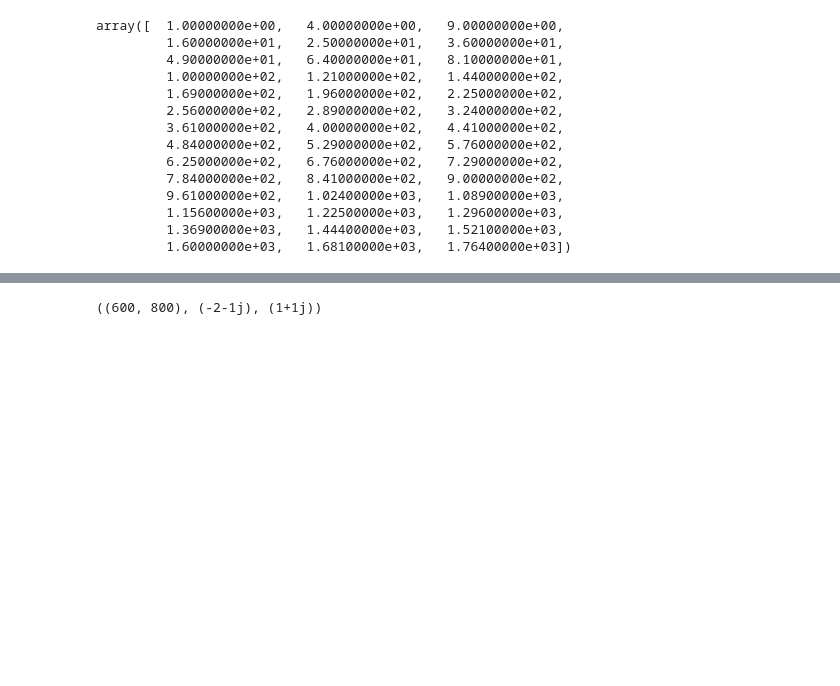
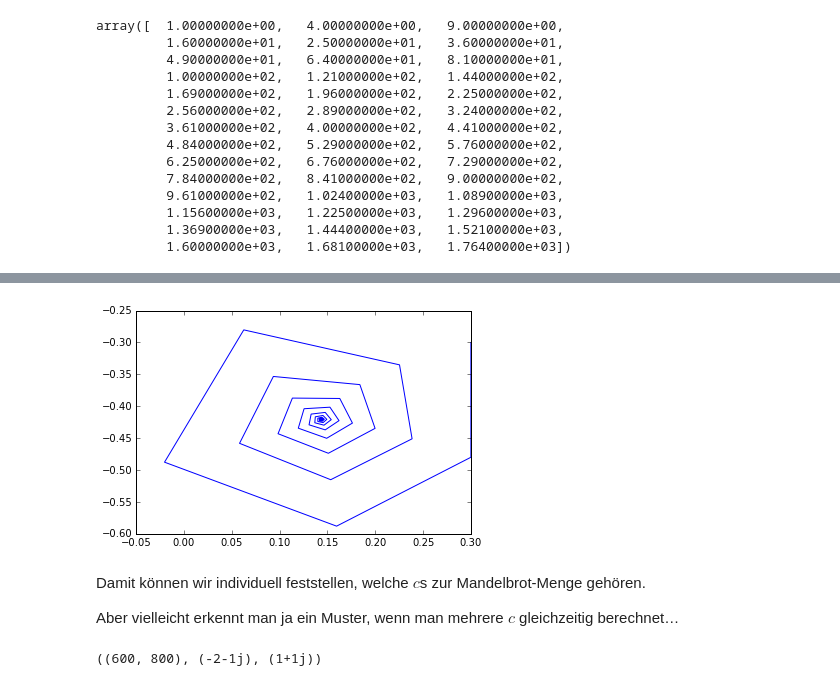
Before and after one commit to hrenkap/scipy_workshop, a Jupyter notebook: Workshop1.ipynb, the cells around one changed output, grey strips where cells are left out. Drawn from its saved outputs; the diff is of its cells as text; code cells hidden in the pictures; blank space fills up the shorter version.

```diff
--- a/Workshop1.ipynb
+++ b/Workshop1.ipynb
@@ -133,3 +184,13 @@ Zeige alle $c$ die beschränkt bleiben.
+# %%
+s1 = mandel_series(0.3-0.3j, 1000)
+plt.plot(s1.real, s1.imag)
+plt.show()
+# %% [output]
+[figure, added]
+# %% [markdown]
+Damit können wir individuell feststellen, welche $c$s zur Mandelbrot-Menge gehören.
+
+Aber vielleicht erkennt man ja ein Muster, wenn man mehrere $c$ gleichzeitig berechnet…
 # %%
 c = np.linspace(-2, 1, 800)+np.linspace(-1, 1, 600).reshape(600,1)*(0+1j)
 c.shape, c[0,0], c[599,799]
```
Also changed, not shown: parts of 17 cells of this notebook.
